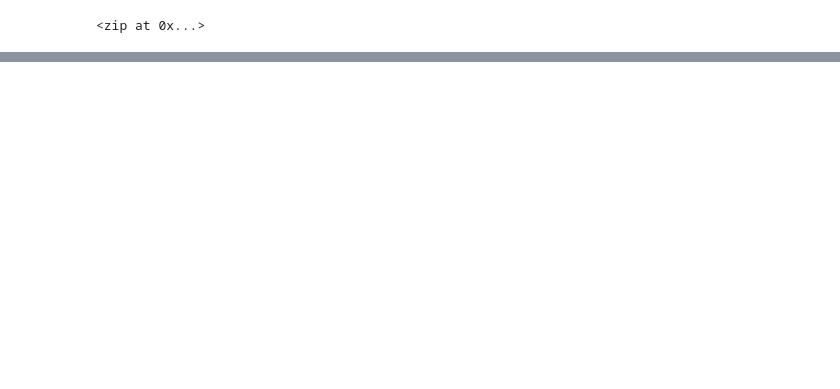
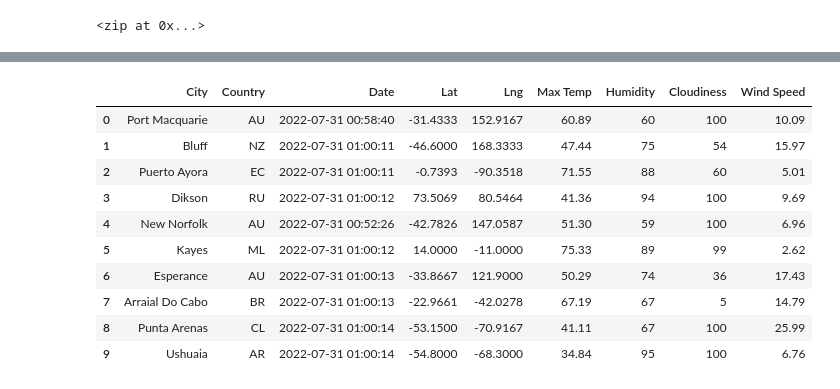
Before and after one commit to ODaniels852/World_Weather_Analysis, a Jupyter notebook: WeatherPy.ipynb, the cells around one changed output, grey strips where cells are left out. Saved outputs shown, nothing was run; the diff lists cells and outputs as text; code cells hidden in the pictures; blank space fills up the shorter version.

```diff
--- a/WeatherPy.ipynb
+++ b/WeatherPy.ipynb
@@ -147,0 +168,17 @@ Processing Record 50 of Set 8 | muroto
+# %%
+new_column_order = ["City","Country", "Date", "Lat", "Lng","Max Temp", "Humidity", "Cloudiness", "Wind Speed"]
+# %%
+city_data_df= city_data_df[new_column_order]
+city_data_df.head(10)
+# %% [output]
+|  | City | Country | Date | Lat | Lng | Max Temp | Humidity | Cloudiness | Wind Speed |
+| 0 | Port Macquarie | AU | 2022-07-31 00:58:40 | -31.4333 | 152.9167 | 60.89 | 60 | 100 | 10.09 |
+| 1 | Bluff | NZ | 2022-07-31 01:00:11 | -46.6000 | 168.3333 | 47.44 | 75 | 54 | 15.97 |
+| 2 | Puerto Ayora | EC | 2022-07-31 01:00:11 | -0.7393 | -90.3518 | 71.55 | 88 | 60 | 5.01 |
+| 3 | Dikson | RU | 2022-07-31 01:00:12 | 73.5069 | 80.5464 | 41.36 | 94 | 100 | 9.69 |
+| 4 | New Norfolk | AU | 2022-07-31 00:52:26 | -42.7826 | 147.0587 | 51.30 | 59 | 100 | 6.96 |
+| 5 | Kayes | ML | 2022-07-31 01:00:12 | 14.0000 | -11.0000 | 75.33 | 89 | 99 | 2.62 |
+| 6 | Esperance | AU | 2022-07-31 01:00:13 | -33.8667 | 121.9000 | 50.29 | 74 | 36 | 17.43 |
+| 7 | Arraial Do Cabo | BR | 2022-07-31 01:00:13 | -22.9661 | -42.0278 | 67.19 | 67 | 5 | 14.79 |
+| 8 | Punta Arenas | CL | 2022-07-31 01:00:14 | -53.1500 | -70.9167 | 41.11 | 67 | 100 | 25.99 |
+| 9 | Ushuaia | AR | 2022-07-31 01:00:14 | -54.8000 | -68.3000 | 34.84 | 95 | 100 | 6.76 |
```
Also changed, not shown: parts of 6 cells of this notebook, 2 other files.
